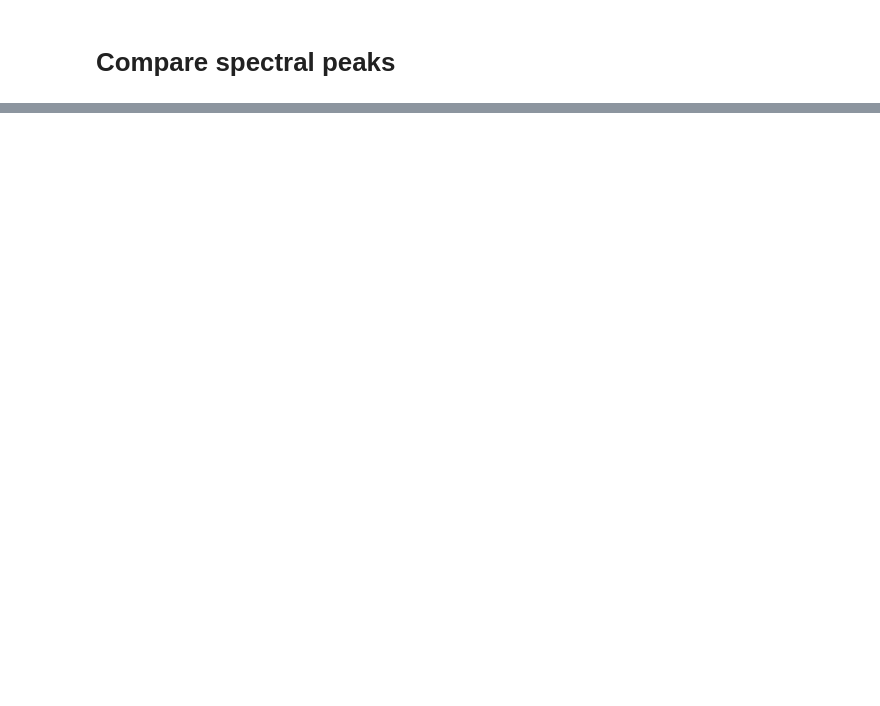
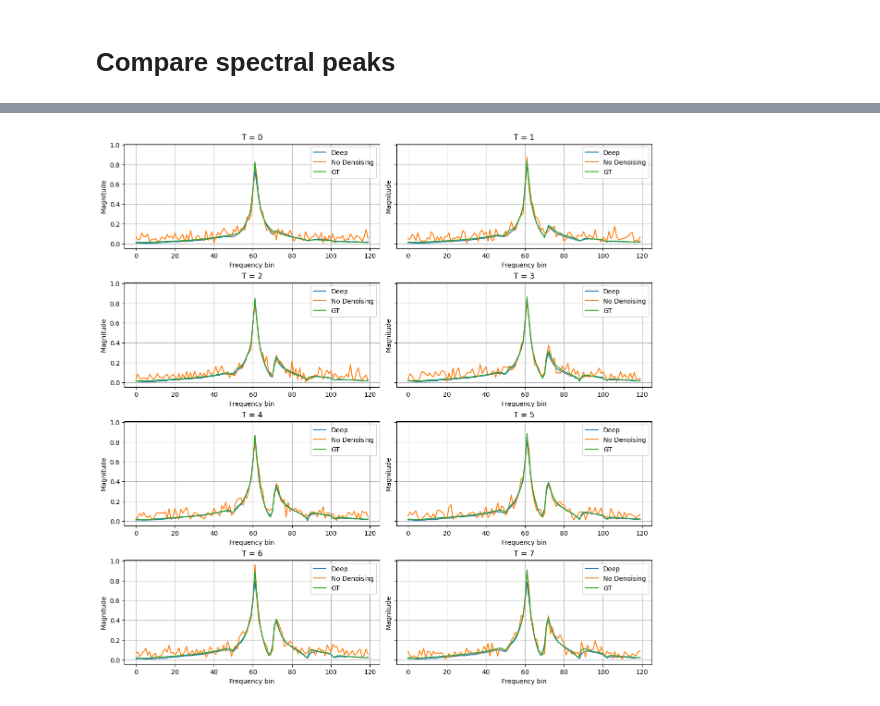
Before and after one commit to EdgarFischer/DMI_Denoising, a Jupyter notebook: notebooks/EvaluateModel.ipynb, the cells around one changed output, grey strips where cells are left out. Cells and saved outputs as stored; diff of their text form; code cells hidden in the pictures; blank space fills up the shorter version.

```diff
--- a/notebooks/EvaluateModel.ipynb
+++ b/notebooks/EvaluateModel.ipynb
@@ -352,29 +131,11 @@ avg_tgt = np.mean(tgt_data_ft, axis=(0, 1, 2))
 # %%
-import matplotlib.pyplot as plt
+Avg = [np.mean(d, axis=(0,1,2)) for d in Data_ft]
 
-# Subplot-Grid: 4 Zeilen × 2 Spalten für T = 0 bis 7
-num_rows, num_cols = 5, 2
-fig, axes = plt.subplots(num_rows, num_cols, figsize=(12, 16))
-
-for idx, T in enumerate(range(8)):
-    i = idx // num_cols
-    j = idx % num_cols
-    ax = axes[i, j]
-
-    # Spektren extrahieren
-    Line   = np.abs(avg_out)[:, T]
-    Line_2 = np.abs(avg_tgt)[:, T]
-    Line_3 = np.abs(avg_lr)[:, T]
-
-    ax.plot(Line,   label="Deep Denoising")
-    ax.plot(Line_2, linestyle="--", label="Original (Noisy)")
-    ax.plot(Line_3, linestyle=":",  label="Low-Rank")
-
-    ax.set_xlabel("FID-Zeitpunkt (t)")
-    ax.set_ylabel("Betragsspektrum")
-    ax.set_title(f"T = {T}")
-    ax.legend()
-    ax.grid(True)
-
-plt.tight_layout()
+_ = plot_average_spectra_over_T(
+    Avg,
+    Titles,
+    n_cols=2,
+)
 plt.show()
+# %% [output]
+[figure, added]
```
Also changed, not shown: parts of 16 cells of this notebook, 2 other files.
